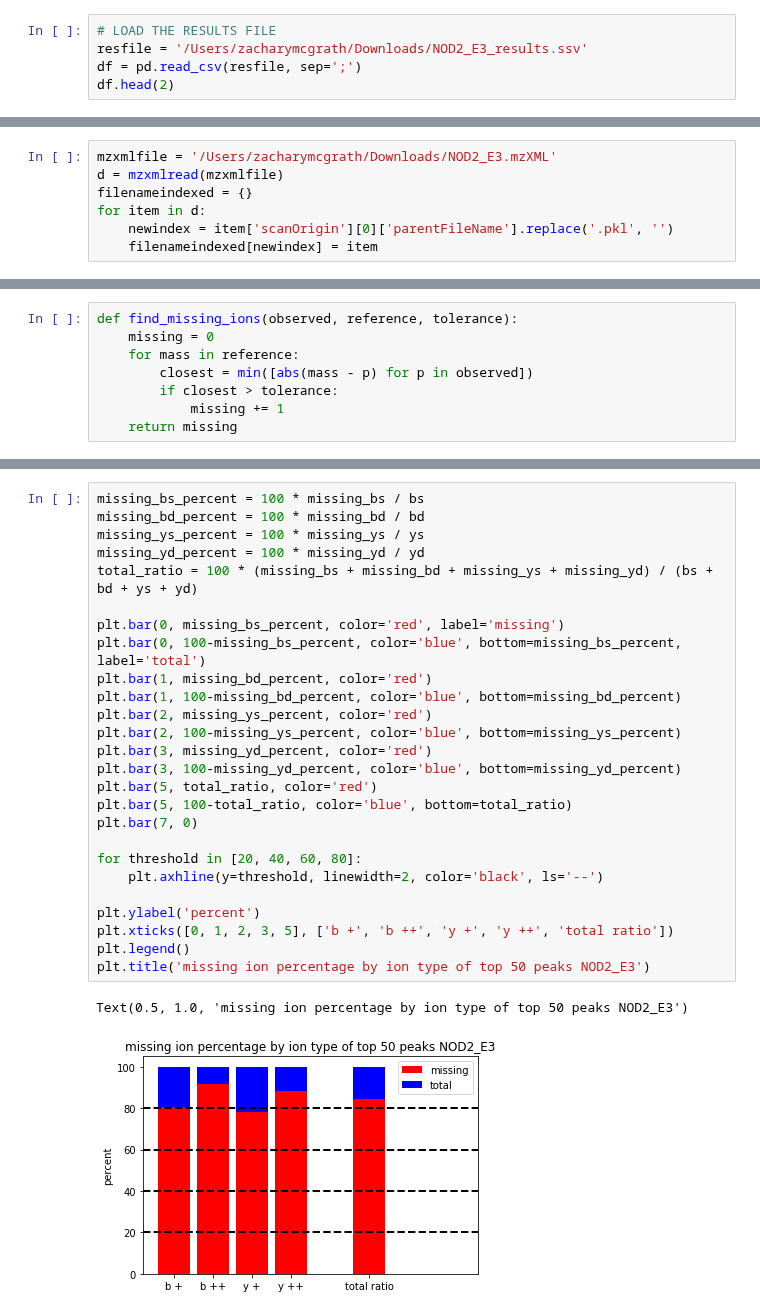
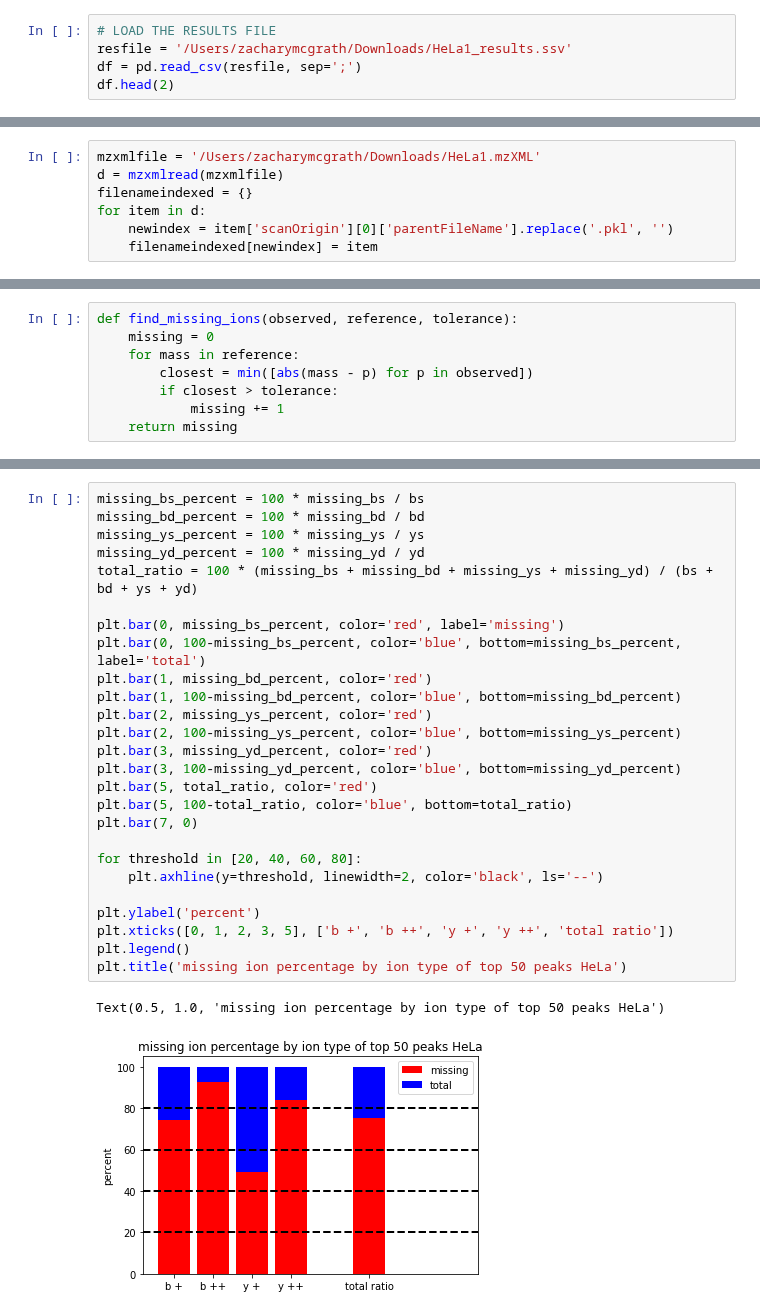
Before and after one commit to zmcgrath96/hypedsearch, a Jupyter notebook: sandbox/jupyter notebooks/Perturbation of spectra to match real spectra.ipynb, the cells around one changed output, grey strips where cells are left out. Cells and saved outputs as stored; diff of their text form.

```diff
--- a/sandbox/jupyter notebooks/Perturbation of spectra to match real spectra.ipynb
+++ b/sandbox/jupyter notebooks/Perturbation of spectra to match real spectra.ipynb
@@ -22,7 +22,7 @@ if module_path not in sys.path:
 from src.spectra import gen_spectra
 # %%
 # LOAD THE RESULTS FILE
-resfile = '/Users/zacharymcgrath/Downloads/NOD2_E3_results.ssv'
+resfile = '/Users/zacharymcgrath/Downloads/HeLa1_results.ssv'
 df = pd.read_csv(resfile, sep=';')
 df.head(2)
 # %% [output]
@@ -37,7 +37,7 @@ We can quickly identify which spectrum was given which sequence via the `filenam
 
 So if wer remove the `.pkl` value, we can quickly match these up to find the the mass error tolerances
 # %%
-mzxmlfile = '/Users/zacharymcgrath/Downloads/NOD2_E3.mzXML'
+mzxmlfile = '/Users/zacharymcgrath/Downloads/HeLa1.mzXML'
 d = mzxmlread(mzxmlfile)
 filenameindexed = {}
 for item in d:
@@ -184,29 +184,29 @@ looking for missing ions in spectrum 1085/1086
 # %%
 missing_bs_percent = 100 * missing_bs / bs
 missing_bd_percent = 100 * missing_bd / bd
 missing_ys_percent = 100 * missing_ys / ys
 missing_yd_percent = 100 * missing_yd / yd
 total_ratio = 100 * (missing_bs + missing_bd + missing_ys + missing_yd) / (bs + bd + ys + yd)
 
 plt.bar(0, missing_bs_percent, color='red', label='missing')
 plt.bar(0, 100-missing_bs_percent, color='blue', bottom=missing_bs_percent, label='total')
 plt.bar(1, missing_bd_percent, color='red')
 plt.bar(1, 100-missing_bd_percent, color='blue', bottom=missing_bd_percent)
 plt.bar(2, missing_ys_percent, color='red')
 plt.bar(2, 100-missing_ys_percent, color='blue', bottom=missing_ys_percent)
 plt.bar(3, missing_yd_percent, color='red')
 plt.bar(3, 100-missing_yd_percent, color='blue', bottom=missing_yd_percent)
 plt.bar(5, total_ratio, color='red')
 plt.bar(5, 100-total_ratio, color='blue', bottom=total_ratio)
 plt.bar(7, 0)
 
 for threshold in [20, 40, 60, 80]:
     plt.axhline(y=threshold, linewidth=2, color='black', ls='--')
 
 plt.ylabel('percent')
 plt.xticks([0, 1, 2, 3, 5], ['b +', 'b ++', 'y +', 'y ++', 'total ratio'])
 plt.legend()
-plt.title('missing ion percentage by ion type of top 50 peaks NOD2_E3')
+plt.title('missing ion percentage by ion type of top 50 peaks HeLa')
 # %% [output]
-Text(0.5, 1.0, 'missing ion percentage by ion type of top 50 peaks NOD2_E3')
+Text(0.5, 1.0, 'missing ion percentage by ion type of top 50 peaks HeLa')
-[figure, old version]
+[figure, new version]
```
Also changed, not shown: parts of 9 cells of this notebook, 10 other files.
